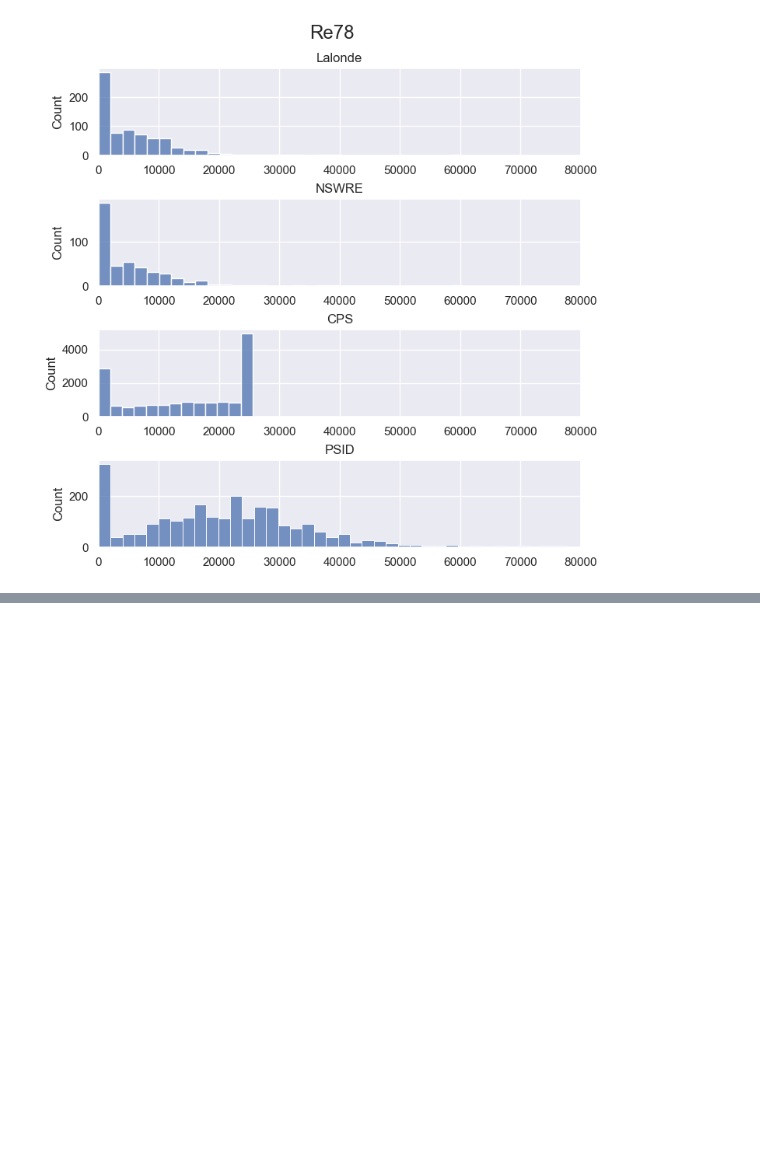
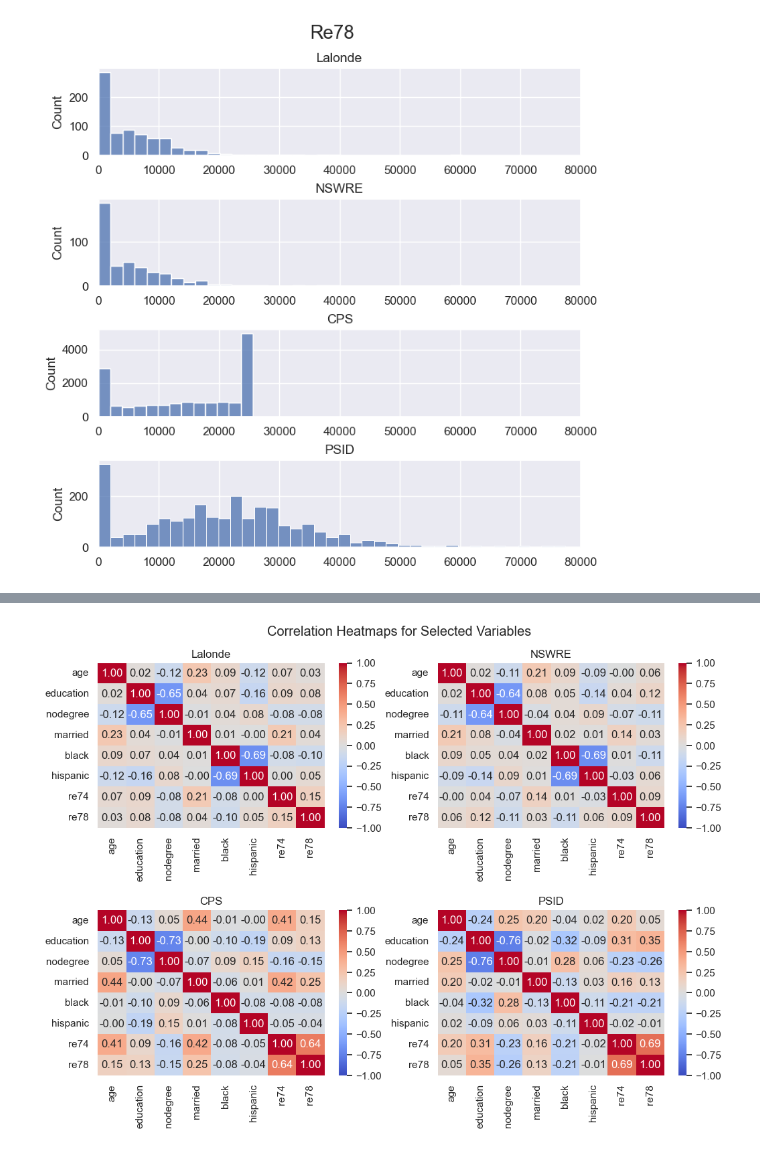
Before and after one commit to 8toz/causal_lalonde, a Jupyter notebook: EDA_all_datasets.ipynb, the cells around one changed output, grey strips where cells are left out. Drawn from its saved outputs; the diff is of its cells as text; code cells hidden in the pictures; blank space fills up the shorter version.

```diff
--- a/EDA_all_datasets.ipynb
+++ b/EDA_all_datasets.ipynb
@@ -61,0 +90,23 @@ histogram_comparison(datasets, variable='re78', binwidth=2000, names=names, xlim
+# %%
+def correlation_comparison(datasets: [], variables: [], names: [] = None) -> None:
+    # Create correlation heatmaps for a list of variables in each of the datasets
+    plt.figure(figsize=(12,8))
+    i = 0
+    for dataset in datasets:
+        plt.subplot(2, 2, i+1)
+        corr_mat = dataset[variables].corr()
+        sns.heatmap(corr_mat, annot=True, cmap='coolwarm', fmt=".2f", vmin=-1, vmax=1)
+        if names is not None:
+            plt.title(names[i])
+        i = i+1
+    # Adjust spacing between subplots
+    plt.subplots_adjust(hspace=0.5)
+
+    plt.suptitle('Correlation Heatmaps for Selected Variables', y=0.95)
+    plt.plot()
+# %%
+variables = ['age', 'education', 'nodegree', 'married', 'black', 'hispanic', 're74', 're78']
+
+correlation_comparison(datasets, variables, names)
+# %% [output]
+[figure, added]
```
Also changed, not shown: parts of 2 cells of this notebook, 2 other files.
